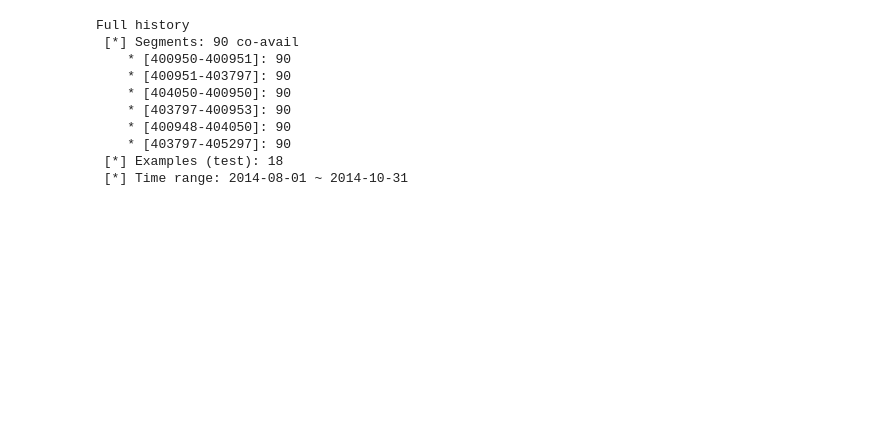
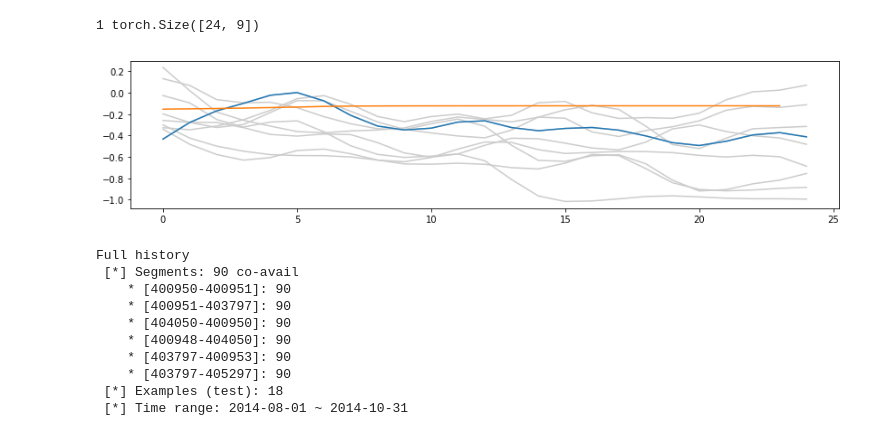
Before and after one commit to ulzee/traffic, a Jupyter notebook: Spot_MPFCAST.ipynb, the cells around one changed output. Saved outputs shown, nothing was run; the diff lists cells and outputs as text; code cells hidden in the pictures; blank space fills up the shorter version.

```diff
--- a/Spot_MPFCAST.ipynb
+++ b/Spot_MPFCAST.ipynb
@@ -195,0 +204,2 @@ plt.show(); plt.close()
+# %%
+testset = SpotHistory(SROUTE, 'test', 18, lag=LAG, res=10, shuffle=False, verbose=True)
@@ -196,17 +225,36 @@ plt.show(); plt.close()
+# %%
+for ii in range(10):
+    data = testset[ii]
+#     print(data.shape)
+    tens = torch.from_numpy(data).to(device).float().unsqueeze(0)
+    Xs, _ = model.format_batch(tens)
+    yhat = model(Xs)
+    print(len(yhat), yhat[0].size())
+
+    plt.figure(figsize=(14, 3))
+    plt.plot(data, color='#CCCCCC')
+    plt.plot(data[:, 0], color='C0')
+
+    plt.plot(yhat[0, :, 0].detach().cpu().numpy(), color='C1')
+    plt.show(); plt.close()
+#     tonpy(yhat)
+
+    break
+#     print(Xs.size())
+# %% [output]
+1 torch.Size([24, 9])
+[figure, added]
 # %%
 from utils import *
 testset = SpotHistory(SROUTE, 'test', 18, lag=None, res=10, shuffle=False, verbose=True)
-def xfmt(datain):
-    bynode = torch.split(datain.to(device).float().unsqueeze(1), 1, 2)
-    return bynode
 # %% [output]
 Full history
  [*] Segments: 90 co-avail
     * [400950-400951]: 90
     * [400951-403797]: 90
     * [404050-400950]: 90
+    * [400948-404050]: 90
     * [403797-400953]: 90
-    * [400948-404050]: 90
     * [403797-405297]: 90
  [*] Examples (test): 18
  [*] Time range: 2014-08-01 ~ 2014-10-31
```
Also changed, not shown: parts of 20 cells of this notebook, 29 other files.
